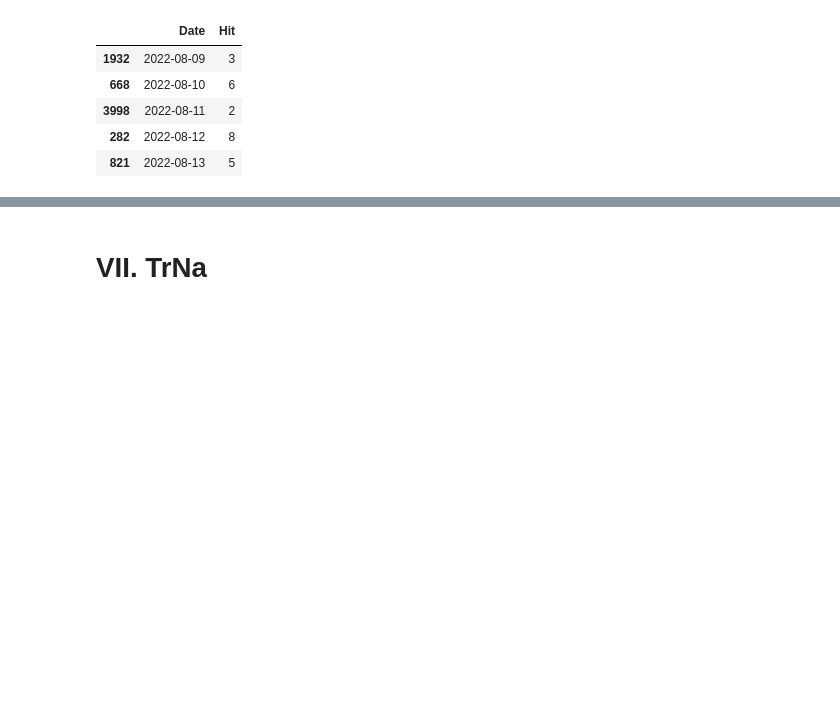
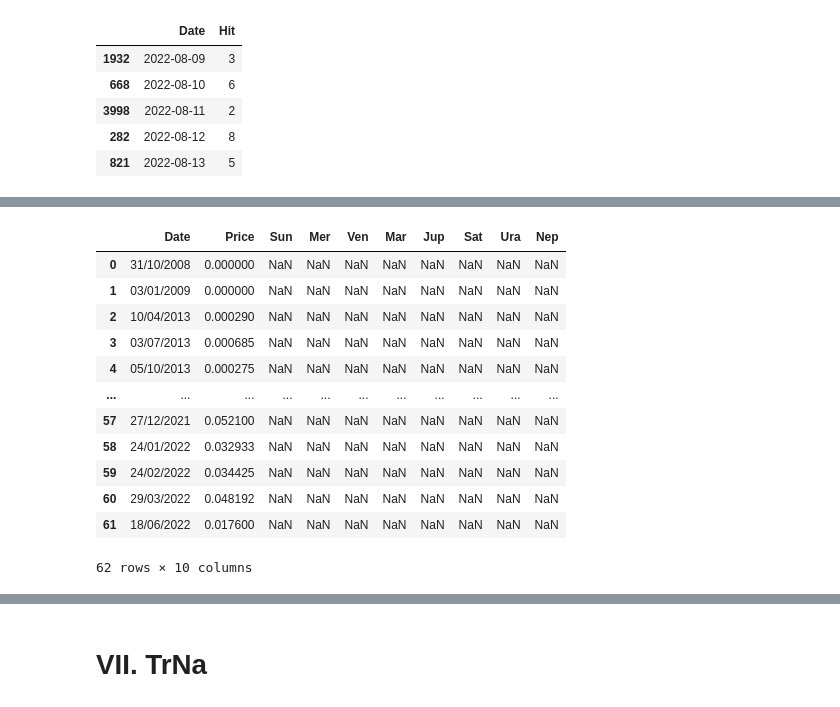
Before and after one commit to amirlehmam/MEMOIREPROPRE, a Jupyter notebook: PIPELINE.ipynb, the cells around one changed output, grey strips where cells are left out. Saved outputs shown, nothing was run; the diff lists cells and outputs as text; code cells hidden in the pictures; blank space fills up the shorter version.

```diff
--- a/PIPELINE.ipynb
+++ b/PIPELINE.ipynb
@@ -4306,0 +4359,18 @@ fig.show()
+# %%
+pa10 = priceadd
+pa10['Price'] = pa10['Price'] / 10
+pa10
+# %% [output]
+|  | Date | Price | Sun | Mer | Ven | Mar | Jup | Sat | Ura | Nep |
+| 0 | 31/10/2008 | 0.000000 | NaN | NaN | NaN | NaN | NaN | NaN | NaN | NaN |
+| 1 | 03/01/2009 | 0.000000 | NaN | NaN | NaN | NaN | NaN | NaN | NaN | NaN |
+| 2 | 10/04/2013 | 0.000290 | NaN | NaN | NaN | NaN | NaN | NaN | NaN | NaN |
+| 3 | 03/07/2013 | 0.000685 | NaN | NaN | NaN | NaN | NaN | NaN | NaN | NaN |
+| 4 | 05/10/2013 | 0.000275 | NaN | NaN | NaN | NaN | NaN | NaN | NaN | NaN |
+| ... | ... | ... | ... | ... | ... | ... | ... | ... | ... | ... |
+| 57 | 27/12/2021 | 0.052100 | NaN | NaN | NaN | NaN | NaN | NaN | NaN | NaN |
+| 58 | 24/01/2022 | 0.032933 | NaN | NaN | NaN | NaN | NaN | NaN | NaN | NaN |
+| 59 | 24/02/2022 | 0.034425 | NaN | NaN | NaN | NaN | NaN | NaN | NaN | NaN |
+| 60 | 29/03/2022 | 0.048192 | NaN | NaN | NaN | NaN | NaN | NaN | NaN | NaN |
+| 61 | 18/06/2022 | 0.017600 | NaN | NaN | NaN | NaN | NaN | NaN | NaN | NaN |
+62 rows × 10 columns
```
Also changed, not shown: parts of 13 cells of this notebook, 1 other file.
